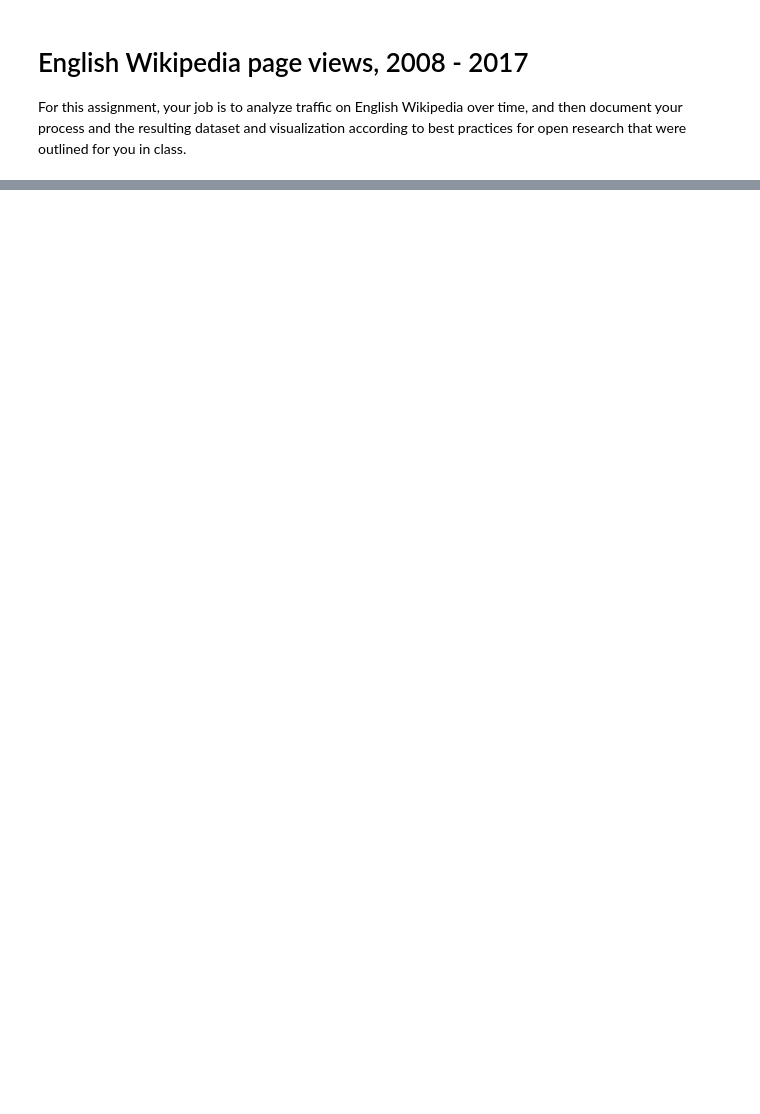
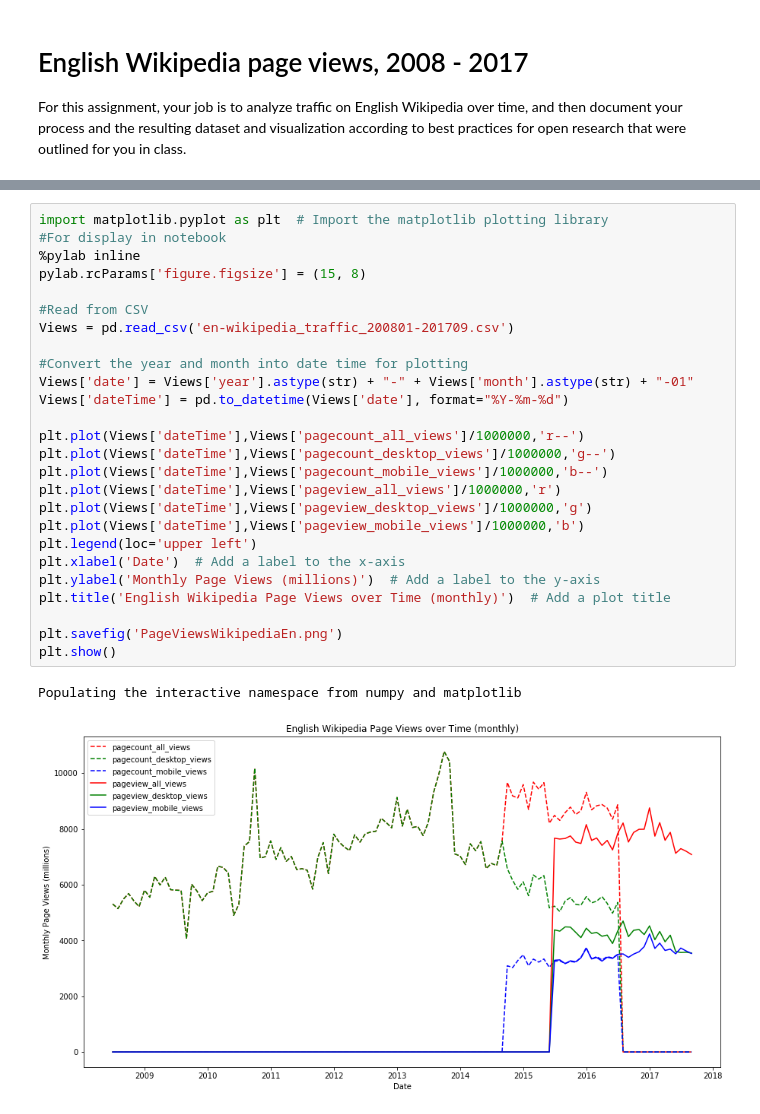
Before and after one commit to SalikWarsi/data-512-a1, a Jupyter notebook: hcds-a1-data-curation.ipynb, the cells around one changed output, grey strips where cells are left out. Saved outputs shown, nothing was run; the diff lists cells and outputs as text; blank space fills up the shorter version.

```diff
--- a/hcds-a1-data-curation.ipynb
+++ b/hcds-a1-data-curation.ipynb
@@ -29,0 +198,29 @@ print(response)
+# %%
+import matplotlib.pyplot as plt  # Import the matplotlib plotting library
+#For display in notebook
+%pylab inline
+pylab.rcParams['figure.figsize'] = (15, 8)
+
+#Read from CSV
+Views = pd.read_csv('en-wikipedia_traffic_200801-201709.csv')
+
+#Convert the year and month into date time for plotting
+Views['date'] = Views['year'].astype(str) + "-" + Views['month'].astype(str) + "-01"
+Views['dateTime'] = pd.to_datetime(Views['date'], format="%Y-%m-%d")
+
+plt.plot(Views['dateTime'],Views['pagecount_all_views']/1000000,'r--')
+plt.plot(Views['dateTime'],Views['pagecount_desktop_views']/1000000,'g--')
+plt.plot(Views['dateTime'],Views['pagecount_mobile_views']/1000000,'b--')
+plt.plot(Views['dateTime'],Views['pageview_all_views']/1000000,'r')
+plt.plot(Views['dateTime'],Views['pageview_desktop_views']/1000000,'g')
+plt.plot(Views['dateTime'],Views['pageview_mobile_views']/1000000,'b')
+plt.legend(loc='upper left')
+plt.xlabel('Date')  # Add a label to the x-axis
+plt.ylabel('Monthly Page Views (millions)')  # Add a label to the y-axis
+plt.title('English Wikipedia Page Views over Time (monthly)')  # Add a plot title
+
+plt.savefig('PageViewsWikipediaEn.png')
+plt.show()
+# %% [output]
+Populating the interactive namespace from numpy and matplotlib
+[figure, added]
```
Also changed, not shown: parts of 21 cells of this notebook, 9 other files.
